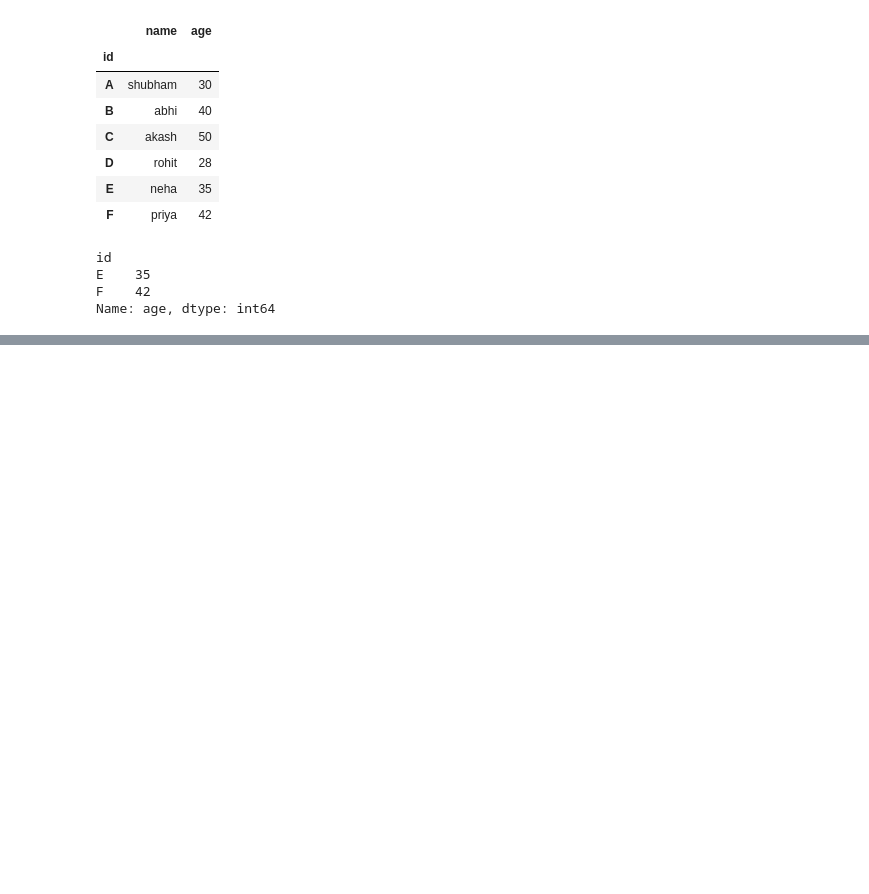
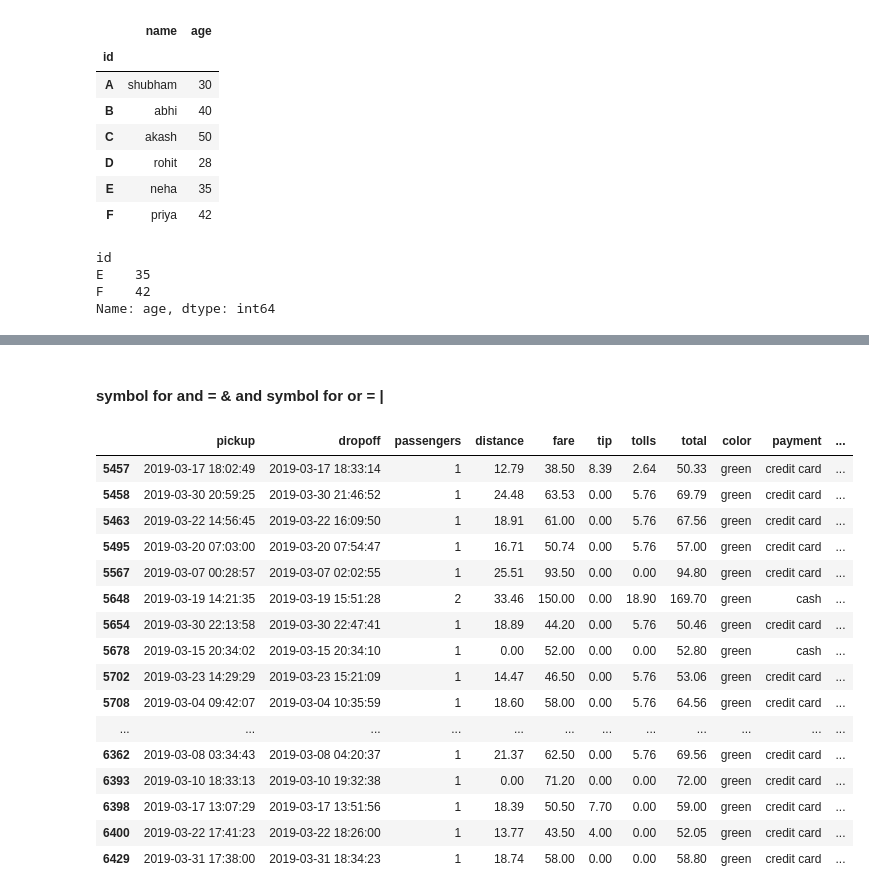
Before and after one commit to Shubham496/pandas-learning, a Jupyter notebook: 05 data filteration.ipynb, the cells around one changed output, grey strips where cells are left out. Drawn from its saved outputs; the diff is of its cells as text; code cells hidden in the pictures; blank space fills up the shorter version.

```diff
--- a/05 data filteration.ipynb
+++ b/05 data filteration.ipynb
@@ -224,3 +224,5 @@ id
 E    35
 F    42
 Name: age, dtype: int64
+# %%
+df = sns.load_dataset('taxis')
@@ -226,0 +279,22 @@ Name: age, dtype: int64
+# %% [markdown]
+#### symbol for and = & and symbol for or = |
+# %%
+df[(df['color']  == 'green') & (df['total'] >50)]
+# %% [output]
+|  | pickup | dropoff | passengers | distance | fare | tip | tolls | total | color | payment | ... |
+| 5457 | 2019-03-17 18:02:49 | 2019-03-17 18:33:14 | 1 | 12.79 | 38.50 | 8.39 | 2.64 | 50.33 | green | credit card | ... |
+| 5458 | 2019-03-30 20:59:25 | 2019-03-30 21:46:52 | 1 | 24.48 | 63.53 | 0.00 | 5.76 | 69.79 | green | credit card | ... |
+| 5463 | 2019-03-22 14:56:45 | 2019-03-22 16:09:50 | 1 | 18.91 | 61.00 | 0.00 | 5.76 | 67.56 | green | credit card | ... |
+| 5495 | 2019-03-20 07:03:00 | 2019-03-20 07:54:47 | 1 | 16.71 | 50.74 | 0.00 | 5.76 | 57.00 | green | credit card | ... |
+| 5567 | 2019-03-07 00:28:57 | 2019-03-07 02:02:55 | 1 | 25.51 | 93.50 | 0.00 | 0.00 | 94.80 | green | credit card | ... |
+| 5648 | 2019-03-19 14:21:35 | 2019-03-19 15:51:28 | 2 | 33.46 | 150.00 | 0.00 | 18.90 | 169.70 | green | cash | ... |
+| 5654 | 2019-03-30 22:13:58 | 2019-03-30 22:47:41 | 1 | 18.89 | 44.20 | 0.00 | 5.76 | 50.46 | green | credit card | ... |
+| 5678 | 2019-03-15 20:34:02 | 2019-03-15 20:34:10 | 1 | 0.00 | 52.00 | 0.00 | 0.00 | 52.80 | green | cash | ... |
+| 5702 | 2019-03-23 14:29:29 | 2019-03-23 15:21:09 | 1 | 14.47 | 46.50 | 0.00 | 5.76 | 53.06 | green | credit card | ... |
+| 5708 | 2019-03-04 09:42:07 | 2019-03-04 10:35:59 | 1 | 18.60 | 58.00 | 0.00 | 5.76 | 64.56 | green | credit card | ... |
+| ... | ... | ... | ... | ... | ... | ... | ... | ... | ... | ... | ... |
+| 6362 | 2019-03-08 03:34:43 | 2019-03-08 04:20:37 | 1 | 21.37 | 62.50 | 0.00 | 5.76 | 69.56 | green | credit card | ... |
+| 6393 | 2019-03-10 18:33:13 | 2019-03-10 19:32:38 | 1 | 0.00 | 71.20 | 0.00 | 0.00 | 72.00 | green | credit card | ... |
+| 6398 | 2019-03-17 13:07:29 | 2019-03-17 13:51:56 | 1 | 18.39 | 50.50 | 7.70 | 0.00 | 59.00 | green | credit card | ... |
+| 6400 | 2019-03-22 17:41:23 | 2019-03-22 18:26:00 | 1 | 13.77 | 43.50 | 4.00 | 0.00 | 52.05 | green | credit card | ... |
+| 6429 | 2019-03-31 17:38:00 | 2019-03-31 18:34:23 | 1 | 18.74 | 58.00 | 0.00 | 0.00 | 58.80 | green | credit card | ... |
```
Also changed, not shown: parts of 5 cells of this notebook, 1 other file.
